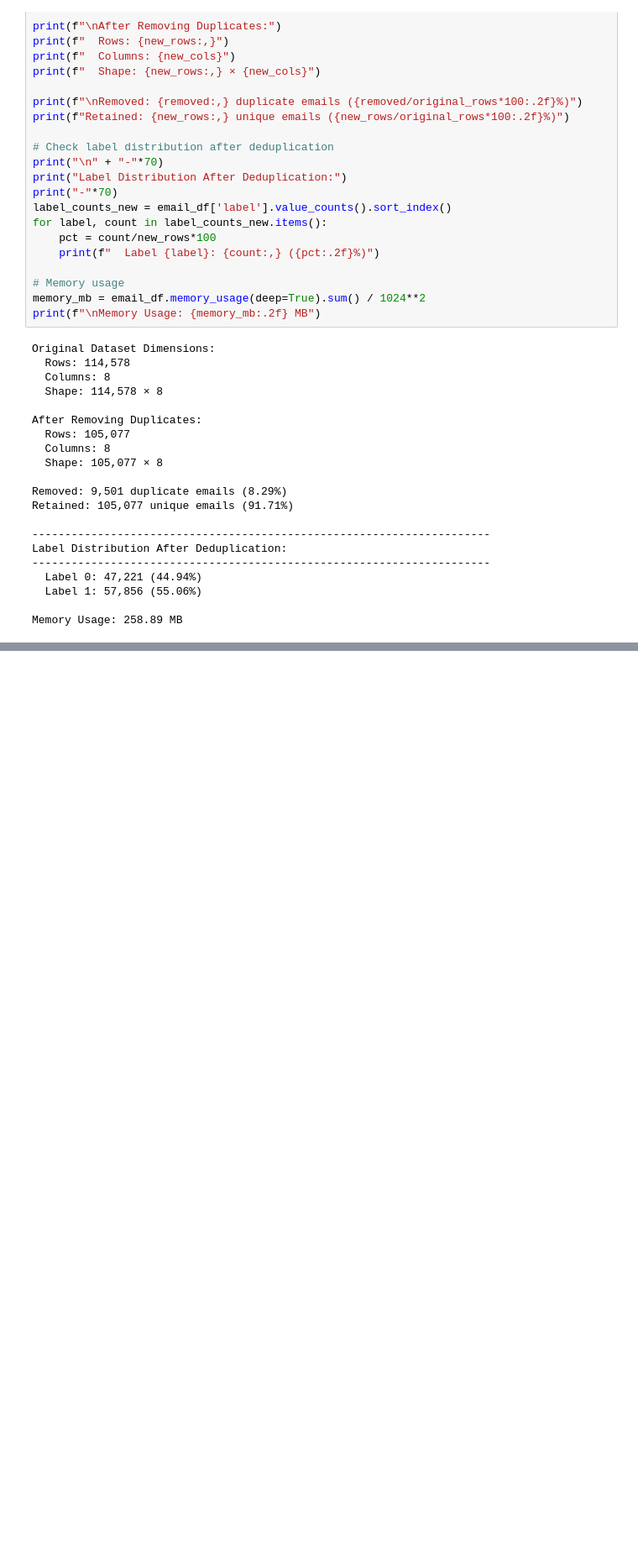
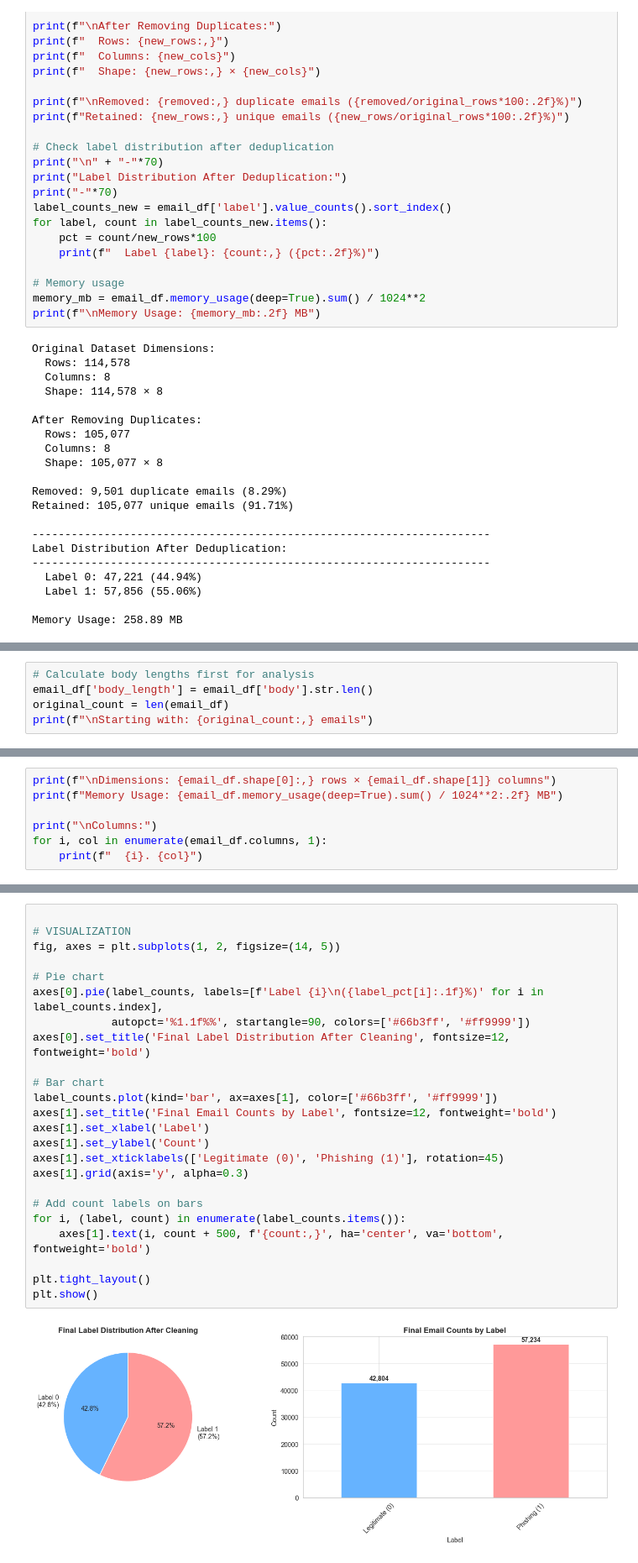
Before and after one commit to kudzaiprichard/aura-model, a Jupyter notebook: data_exploration_cleaning.ipynb, the cells around one changed output, grey strips where cells are left out. Shown: that part at 84% size. Drawn from its saved outputs; the diff is of its cells as text; blank space fills up the shorter version.

Commit message:
feat: Explore and clean data quality issues - Invalid entries, malformed data, inconsistencies. feat: include investigation of long email bodies and proper way to remove them using hybrid approach.

```diff
--- a/data_exploration_cleaning.ipynb
+++ b/data_exploration_cleaning.ipynb
@@ -239,0 +625,5 @@ Memory Usage: 258.89 MB
+# %%
+# Calculate body lengths first for analysis
+email_df['body_length'] = email_df['body'].str.len()
+original_count = len(email_df)
+print(f"\nStarting with: {original_count:,} emails")
@@ -239,0 +724,7 @@ Memory Usage: 258.89 MB
+# %%
+print(f"\nDimensions: {email_df.shape[0]:,} rows × {email_df.shape[1]} columns")
+print(f"Memory Usage: {email_df.memory_usage(deep=True).sum() / 1024**2:.2f} MB")
+
+print("\nColumns:")
+for i, col in enumerate(email_df.columns, 1):
+    print(f"  {i}. {col}")
@@ -239,0 +744,26 @@ Memory Usage: 258.89 MB
+# %%
+
+# VISUALIZATION
+fig, axes = plt.subplots(1, 2, figsize=(14, 5))
+
+# Pie chart
+axes[0].pie(label_counts, labels=[f'Label {i}\n({label_pct[i]:.1f}%)' for i in label_counts.index],
+            autopct='%1.1f%%', startangle=90, colors=['#66b3ff', '#ff9999'])
+axes[0].set_title('Final Label Distribution After Cleaning', fontsize=12, fontweight='bold')
+
+# Bar chart
+label_counts.plot(kind='bar', ax=axes[1], color=['#66b3ff', '#ff9999'])
+axes[1].set_title('Final Email Counts by Label', fontsize=12, fontweight='bold')
+axes[1].set_xlabel('Label')
+axes[1].set_ylabel('Count')
+axes[1].set_xticklabels(['Legitimate (0)', 'Phishing (1)'], rotation=45)
+axes[1].grid(axis='y', alpha=0.3)
+
+# Add count labels on bars
+for i, (label, count) in enumerate(label_counts.items()):
+    axes[1].text(i, count + 500, f'{count:,}', ha='center', va='bottom', fontweight='bold')
+
+plt.tight_layout()
+plt.show()
+# %% [output]
+[figure, added]
```
Also changed, not shown: parts of 25 cells of this notebook.
